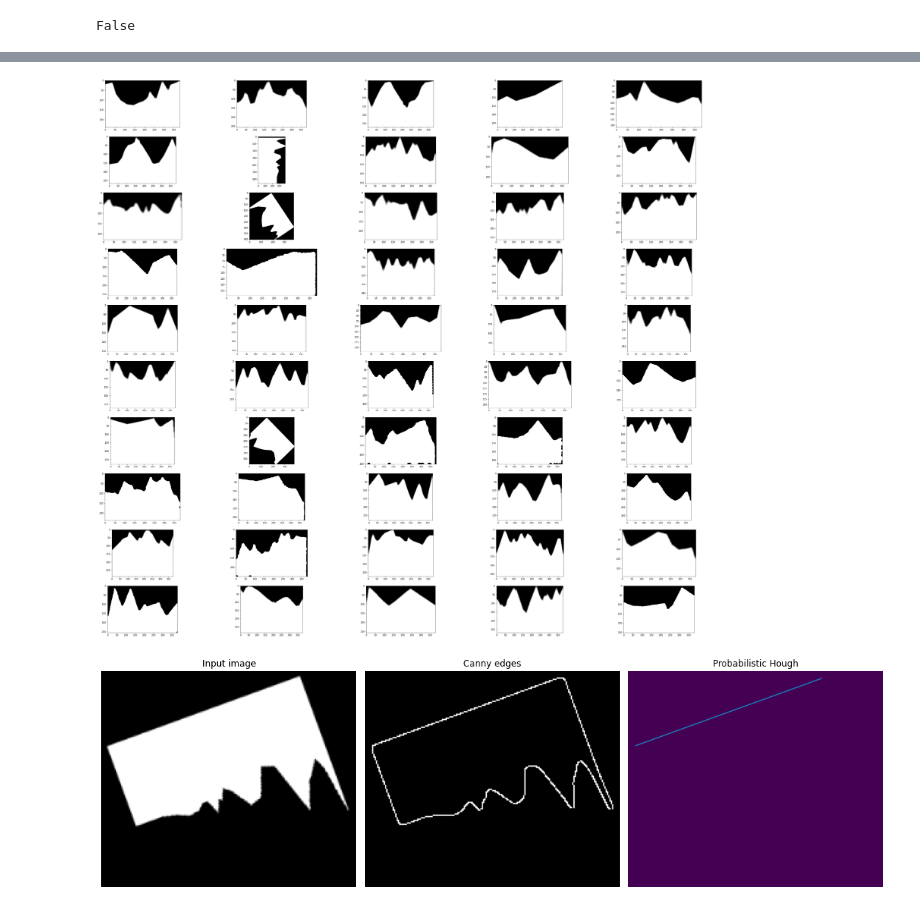
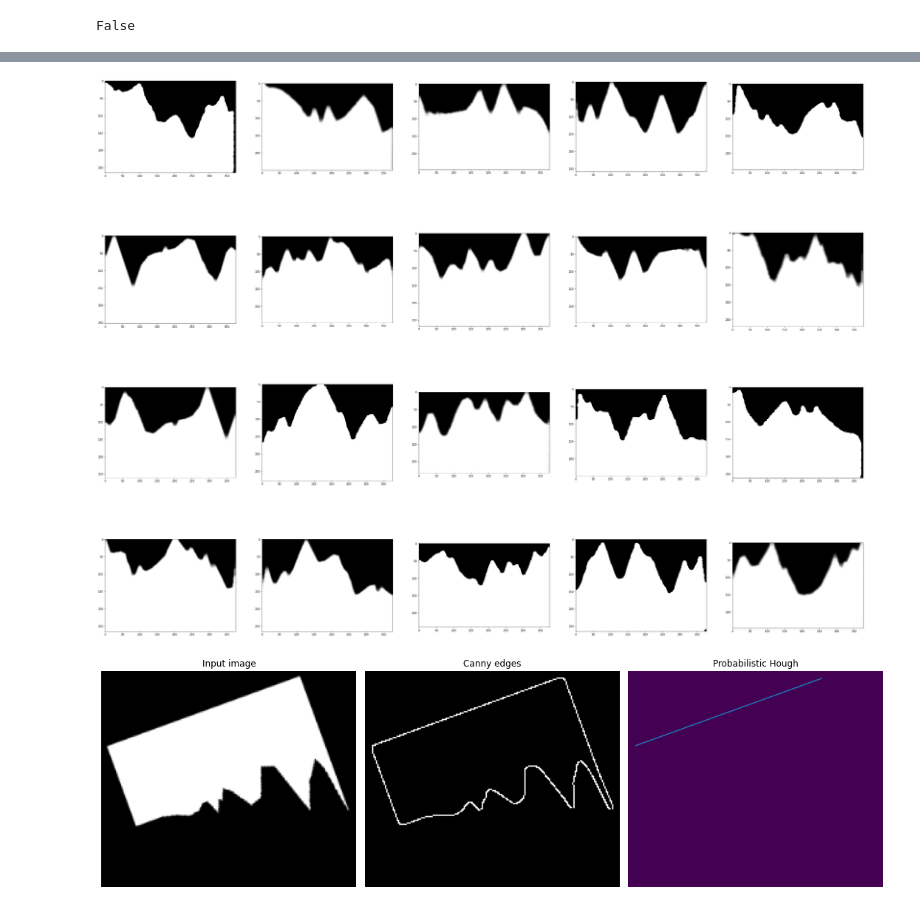
Before and after one commit to LiLatee/PIRO_project1, a Jupyter notebook: main.ipynb, the cells around one changed output, grey strips where cells are left out. Cells and saved outputs as stored; diff of their text form; code cells hidden in the pictures.

```diff
--- a/main.ipynb
+++ b/main.ipynb
@@ -352,14 +351,14 @@ def rotate_scale_and_cut_image_v3(image, image_path, max_height, max_width):
 # %%
 # teścik
 n_of_cases = 5
-path = os.path.join('D:\Dokumenty\Projekty\PIRO/project1/proj1_daneA\set5', '')
+path = os.path.join('D:\Dokumenty\Projekty\PIRO/project1/proj1_daneA\set1', '')
 images_paths = glob.glob(os.path.join(path, '*.png'))
 images = [io.imread(image_path) for image_path in images_paths]
 max_height, max_width = max_height_and_width_from_images(images)
 processed_images = list()
-test_set = images[100:150]
+test_set = images
 for i, image in enumerate(test_set):
-    processed_image = rotate_scale_and_cut_image_v3(image, images_paths[i], max_height, max_width)
+    processed_image = rotate_scale_and_cut_image_v4(image, images_paths[i], max_height, max_width)
     processed_images.append(processed_image)
 
 fig = plt.figure(figsize=(50,50))
@@ -384,4 +390,4 @@ Nie znaleziono podstawy dla obrazka z użyciem v3: D:\Dokumenty\Projekty\PIRO/pr
-[figure, old version]
+[figure, new version]
 # %%
 # image = io.imread(images_paths[106])
 
```
Also changed, not shown: parts of 9 cells of this notebook.
